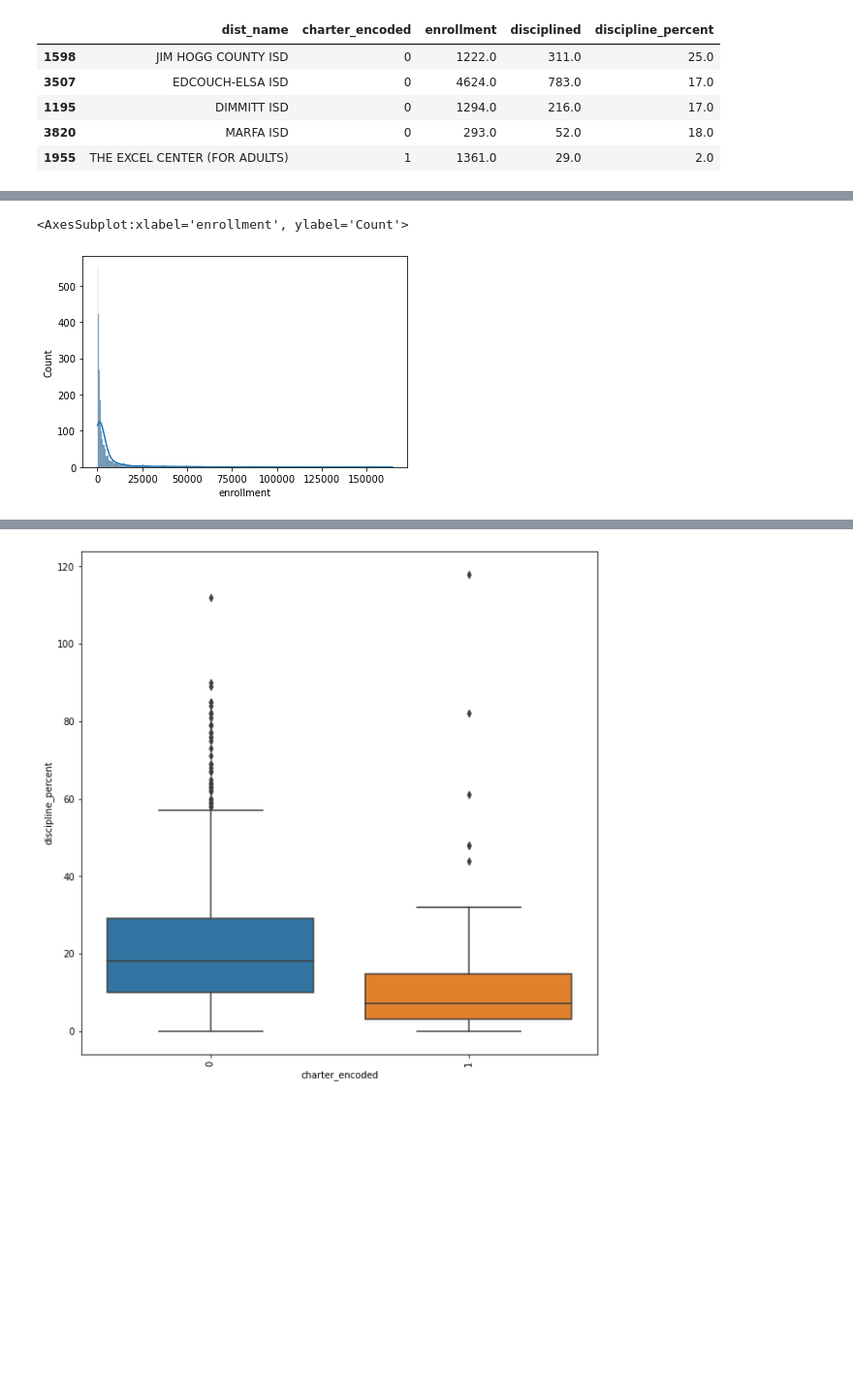
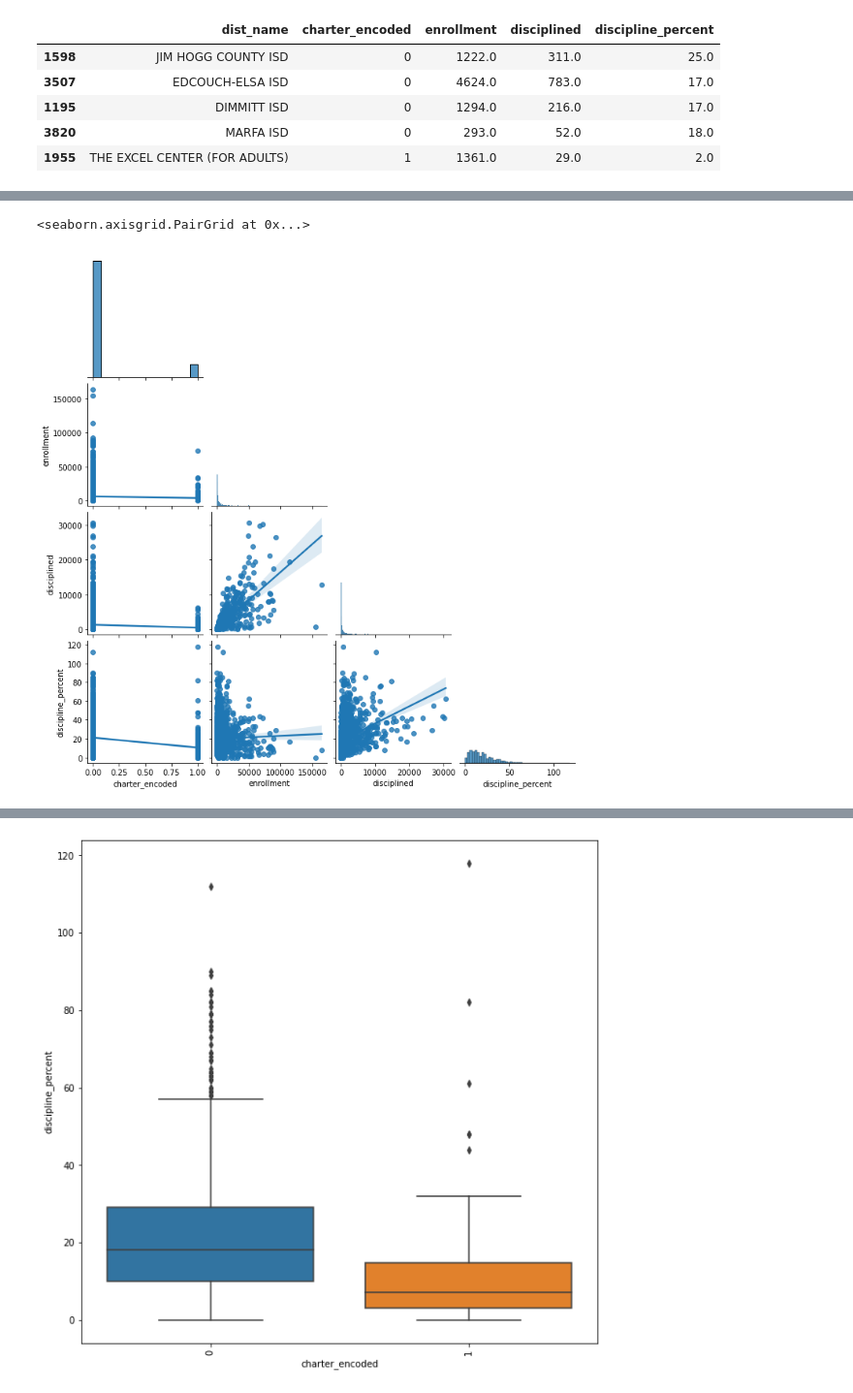
Before and after one commit to raedownen/project-4-classification, a Jupyter notebook: final_notebook.ipynb, the cells around one changed output, grey strips where cells are left out. Shown at 97% size. Cells and saved outputs as stored; diff of their text form; code cells hidden in the pictures; blank space fills up the shorter version.

```diff
--- a/final_notebook.ipynb
+++ b/final_notebook.ipynb
@@ -64,5 +76,5 @@ train.head()
 # %%
-sns.histplot(x='enrollment', data=train, kde=True)
+sns.pairplot(data=train, kind="reg", corner=True)
 # %% [output]
-<AxesSubplot:xlabel='enrollment', ylabel='Count'>
+<seaborn.axisgrid.PairGrid at 0x...>
-[figure, old version]
+[figure, new version]
```
Also changed, not shown: parts of 6 cells of this notebook, 4 other files.
